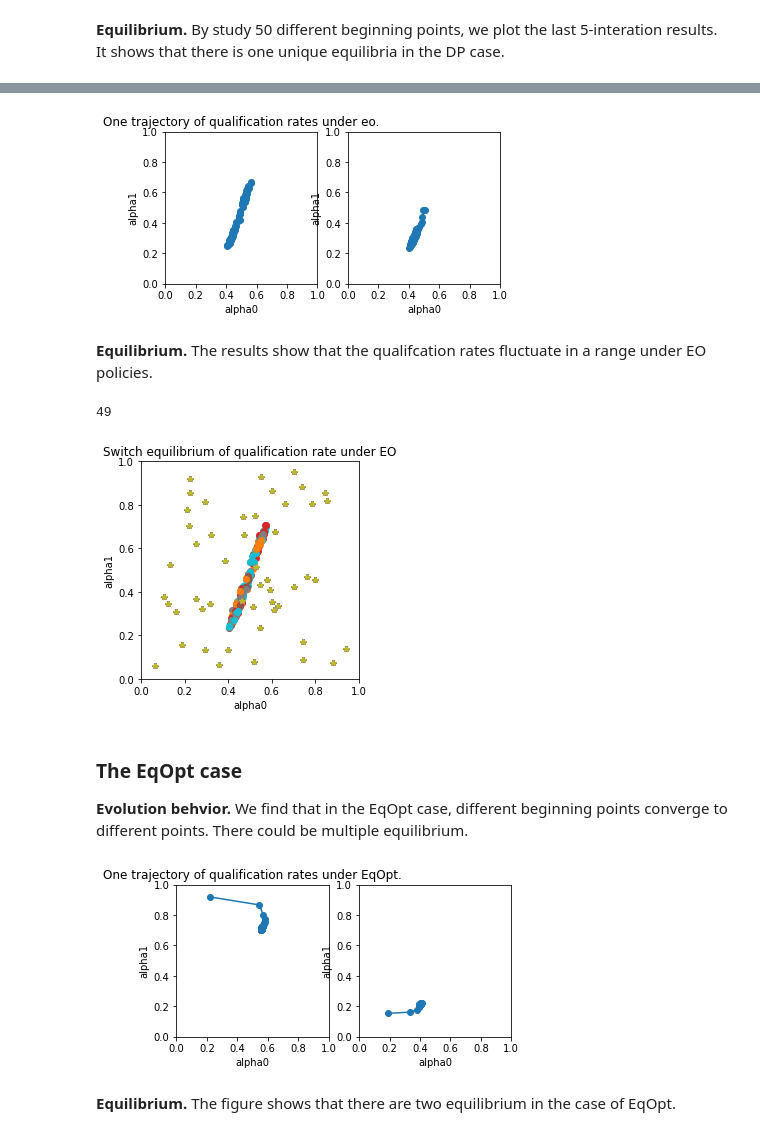
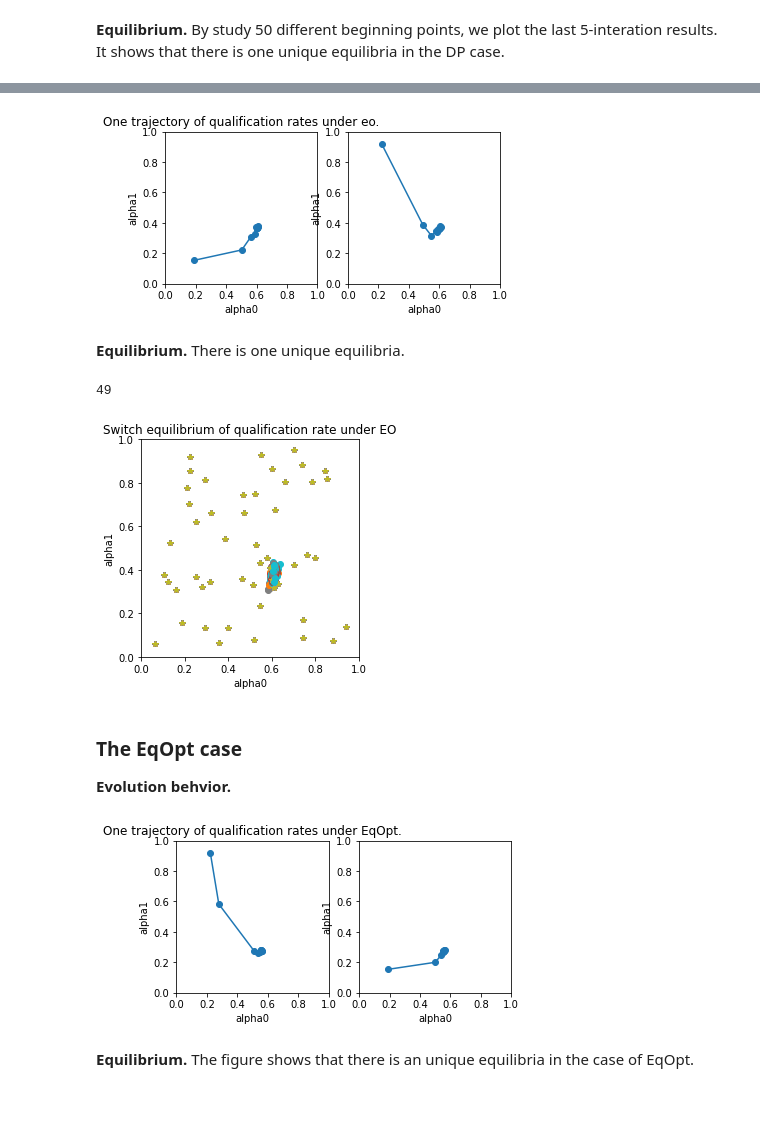
Before and after one commit to TURuibo/long-term-impact-of-fairness-constraints, a Jupyter notebook: COMPAS_dynamics.ipynb, the cells around one changed output, grey strips where cells are left out. Drawn from its saved outputs; the diff is of its cells as text; code cells hidden in the pictures; blank space fills up the shorter version.

```diff
--- a/COMPAS_dynamics.ipynb
+++ b/COMPAS_dynamics.ipynb
@@ -51,12 +51,12 @@ plt.show()
 # The order of index in T:
 # ["qualification state", "decision", "group"]
 T = np.zeros((2, 2, 2))
-T[0,0,0] = 0.3
+T[0,0,0] = 0.1
 T[0,1,0] = 0.5
 T[1,0,0] = 0.5
-T[1,1,0] = 0.7
+T[1,1,0] = 0.9
 
-T[0,0,1] = 0.1 # "Caucasian"
-T[0,1,1] = 0.5
-T[1,0,1] = 0.5
-T[1,1,1] = 0.9
+T[0,0,1] = 0.4 # "Caucasian"
+T[0,1,1] = 0.2
+T[1,0,1] = 0.2
+T[1,1,1] = 0.6
@@ -63,3 +75,8 @@ T[1,1,1] = 0.9
+# %%
+def transition(alpha,tpr,fpr,T, group):
+    g0 = T[0,0,group]*fpr + T[0,1,group]*(1-fpr)
+    g1 = T[1,0,group]*(1-tpr) + T[1,1,group]*tpr
+    return alpha*g1 + (1-alpha)*g0
 # %% [markdown]
 ## The evolution trajectory of qualification states
 
@@ -121,7 +177,7 @@ plt.show()
 **Equilibrium.** By study 50 different beginning points, we plot the last 5-interation results. It shows that there is one unique equilibria in the UN case.
 # %%
 np.random.seed(777)
-MAX_ITERATION_EQUILIBRIUM = 50
+MAX_ITERATION_EQUILIBRIUM = 10
 
 plt.figure()
 
@@ -219,7 +314,7 @@ plt.show()
 **Equilibrium.** By study 50 different beginning points, we plot the last 5-interation results. It shows that there is one unique equilibria in the DP case.
 # %%
 np.random.seed(777)
-MAX_ITERATION_EQUILIBRIUM = 50
+MAX_ITERATION_EQUILIBRIUM = 10
 
 plt.figure()
 
@@ -272,6 +367,6 @@ plt.show()
 # %%
 np.random.seed(777)
-MAX_ITERATION_EQUILIBRIUM = 200
+MAX_ITERATION_EQUILIBRIUM = 10
 
 k=0
 
@@ -304,13 +399,15 @@ while t < MAX_ITERATION_EQUILIBRIUM:
 
 plt.figure()
 plt.subplot(1,2,1)
+
 plt.axis('square')
 plt.xlabel('alpha0')
 plt.ylabel('alpha1')
-plt.plot(alpha0_eo_evolution[100:],alpha1_eo_evolution[100:],'o-')
+plt.plot(alpha0_eo_evolution,alpha1_eo_evolution,'o-')
 plt.ylim(0, 1)
 plt.xlim(0, 1)
 plt.title("One trajectory of qualification rates under eo.")
+
 
 k=45
 
@@ -321,44 +418,43 @@ t = 0
 while t < MAX_ITERATION_EQUILIBRIUM:
     t+=1
     # r_label0_group0,r_label0_group1,r_label1_group0,r_label1_group1
     ratio = P0*(1-alpha0),(1-P0)*(1-alpha1),P0*alpha0,(1-P0)*alpha1
 
     # sample individuals from 4 sub-groups
     X_train,y_train,sensitive_features_train = dataSelection(X,y,sensitive_features,subgroups_indices,ratio)
 
     # train (fair) classifiers
     pr,acc,tpr,fpr = eva_classifier_eo(X_train,y_train,sensitive_features_train)
 
     # transitions
     alpha0_eo_evolution.append(transition(alpha0,tpr["African-American"],
                                              fpr["African-American"],
                                              T, group = 0))
 
     alpha1_eo_evolution.append(transition(alpha1,tpr["Caucasian"],
                                              fpr["Caucasian"],
                                              T, group = 1))
 
     alpha0 = alpha0_eo_evolution[-1]
     alpha1 = alpha1_eo_evolution[-1]
-
 plt.subplot(1,2,2)
 plt.axis('square')
 plt.xlabel('alpha0')
 plt.ylabel('alpha1')
-plt.plot(alpha0_eo_evolution[100:],alpha1_eo_evolution[100:],'o-')
+plt.plot(alpha0_eo_evolution,alpha1_eo_evolution,'o-')
 plt.ylim(0, 1)
 plt.xlim(0, 1)
 plt.show()
 # %% [output]
-[figure, old version]
+[figure, new version]
-# %% [markdown]
-**Equilibrium.**  The results show that the qualifcation rates fluctuate in a range under EO policies.
+# %% [markdown]
+**Equilibrium.**  There is one unique equilibria.
 # %%
 np.random.seed(777)
-MAX_ITERATION_EQUILIBRIUM = 100
+MAX_ITERATION_EQUILIBRIUM = 10
 
 plt.figure()
-NUM_SAMPLES = 10
+NUM_SAMPLES = 50
 for k in range(NUM_SAMPLES):
     sys.stdout.write("\r{0}".format(str(k)))
     alpha0, alpha1 =  alpha0List[k],alpha1List[k]
@@ -398,15 +494,15 @@ plt.title("Switch equilibrium of qualification rate under EO")
 plt.show()
 # %% [output]
 49
-[figure, old version]
+[figure, new version]
-# %% [markdown]
-### The EqOpt case
-**Evolution behvior.** We find that in the EqOpt case, different beginning points converge to different points. There could be multiple equilibrium.
+# %% [markdown]
+### The EqOpt case
+**Evolution behvior.**
 # %%
 np.random.seed(777)
-MAX_ITERATION_EQUILIBRIUM = 100
+MAX_ITERATION_EQUILIBRIUM = 10
 
-k=45
+k=0
 
 alpha0, alpha1 =  alpha0List[k],alpha1List[k]
 alpha0_eqopt_evolution=[alpha0]
@@ -447,7 +543,7 @@ plt.title("One trajectory of qualification rates under EqOpt.")
 
 
 
-k=0
+k=45
 
 alpha0, alpha1 =  alpha0List[k],alpha1List[k]
 alpha0_eqopt_evolution=[alpha0]
@@ -484,9 +580,9 @@ plt.ylim(0, 1)
 plt.xlim(0, 1)
 plt.show()
 # %% [output]
-[figure, old version]
+[figure, new version]
 # %% [markdown]
-**Equilibrium.** The figure shows that there are two equilibrium in the case of EqOpt.
+**Equilibrium.** The figure shows that there is an unique equilibria in the case of EqOpt.
 # %%
 np.random.seed(777)
 MAX_ITERATION_EQUILIBRIUM = 50
```
Also changed, not shown: parts of 13 cells of this notebook, 2 other files.
